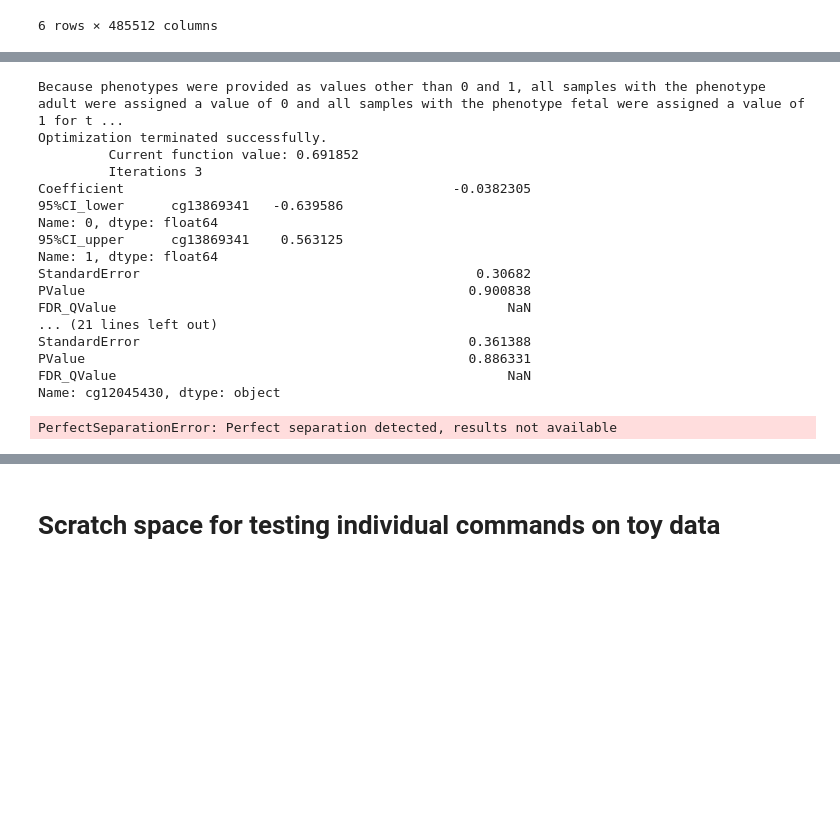
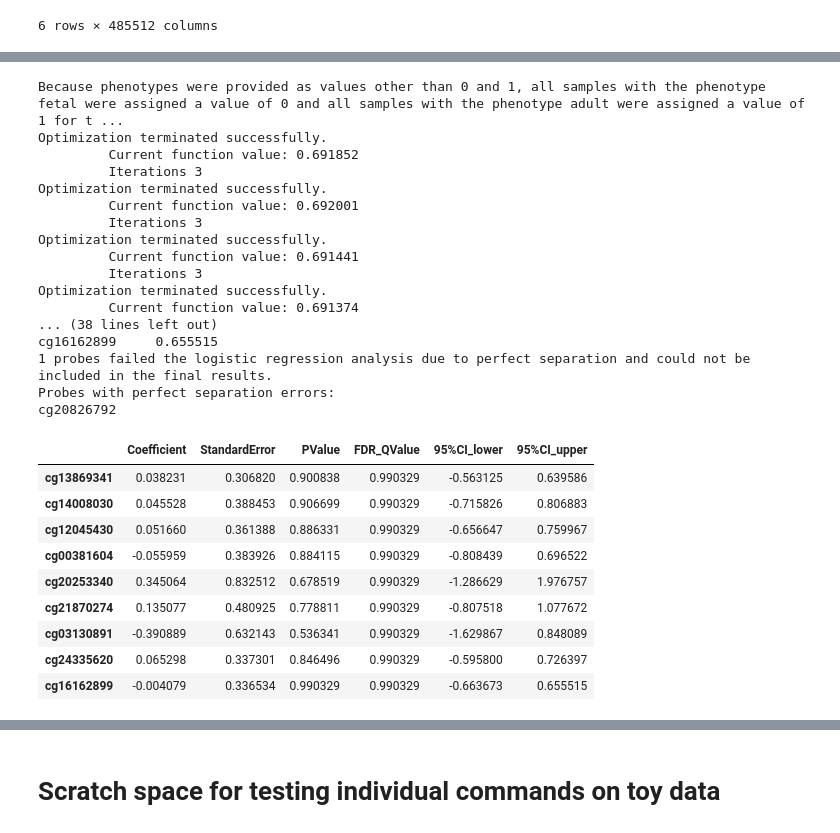
Before and after one commit to FoxoTech/methylize, a Jupyter notebook: dmpFinder_translation/Testing_dmpFinder_function.ipynb, the cells around one changed output, grey strips where cells are left out. Cells and saved outputs as stored; diff of their text form; code cells hidden in the pictures; blank space fills up the shorter version.

```diff
--- a/dmpFinder_translation/Testing_dmpFinder_function.ipynb
+++ b/dmpFinder_translation/Testing_dmpFinder_function.ipynb
@@ -56,22 +68,34 @@ test_M_values_T
 # %%
 ##Run a logistic regression on the methylation data
-test_results = dmp.detect_DMPs(test_M_values_T,test_pheno_data,regression_method="logistic")
+test_results = dmp.detect_DMPs(test_M_values_T.iloc[:,:10],test_pheno_data,regression_method="logistic")
 # %% [output]
-Because phenotypes were provided as values other than 0 and 1, all samples with the phenotype adult were assigned a value of 0 and all samples with the phenotype fetal were assigned a value of 1 for t ...
+Because phenotypes were provided as values other than 0 and 1, all samples with the phenotype fetal were assigned a value of 0 and all samples with the phenotype adult were assigned a value of 1 for t ...
 Optimization terminated successfully.
          Current function value: 0.691852
          Iterations 3
-Coefficient                                          -0.0382305
-95%CI_lower      cg13869341   -0.639586
-Name: 0, dtype: float64
-95%CI_upper      cg13869341    0.563125
-Name: 1, dtype: float64
-StandardError                                           0.30682
-PValue                                                 0.900838
-FDR_QValue                                                  NaN
-... (21 lines left out)
-StandardError                                          0.361388
-PValue                                                 0.886331
-FDR_QValue                                                  NaN
-Name: cg12045430, dtype: object
+Optimization terminated successfully.
+         Current function value: 0.692001
+         Iterations 3
+Optimization terminated successfully.
+         Current function value: 0.691441
+         Iterations 3
+Optimization terminated successfully.
+         Current function value: 0.691374
+... (38 lines left out)
+cg16162899     0.655515
+1 probes failed the logistic regression analysis due to perfect separation and could not be included in the final results.
+Probes with perfect separation errors:
+cg20826792
-PerfectSeparationError: Perfect separation detected, results not available
+# %%
+test_results
+# %% [output]
+|  | Coefficient | StandardError | PValue | FDR_QValue | 95%CI_lower | 95%CI_upper |
+| cg13869341 | 0.038231 | 0.306820 | 0.900838 | 0.990329 | -0.563125 | 0.639586 |
+| cg14008030 | 0.045528 | 0.388453 | 0.906699 | 0.990329 | -0.715826 | 0.806883 |
+| cg12045430 | 0.051660 | 0.361388 | 0.886331 | 0.990329 | -0.656647 | 0.759967 |
+| cg00381604 | -0.055959 | 0.383926 | 0.884115 | 0.990329 | -0.808439 | 0.696522 |
+| cg20253340 | 0.345064 | 0.832512 | 0.678519 | 0.990329 | -1.286629 | 1.976757 |
+| cg21870274 | 0.135077 | 0.480925 | 0.778811 | 0.990329 | -0.807518 | 1.077672 |
+| cg03130891 | -0.390889 | 0.632143 | 0.536341 | 0.990329 | -1.629867 | 0.848089 |
+| cg24335620 | 0.065298 | 0.337301 | 0.846496 | 0.990329 | -0.595800 | 0.726397 |
+| cg16162899 | -0.004079 | 0.336534 | 0.990329 | 0.990329 | -0.663673 | 0.655515 |
```
Also changed, not shown: parts of 6 cells of this notebook, 2 other files.
